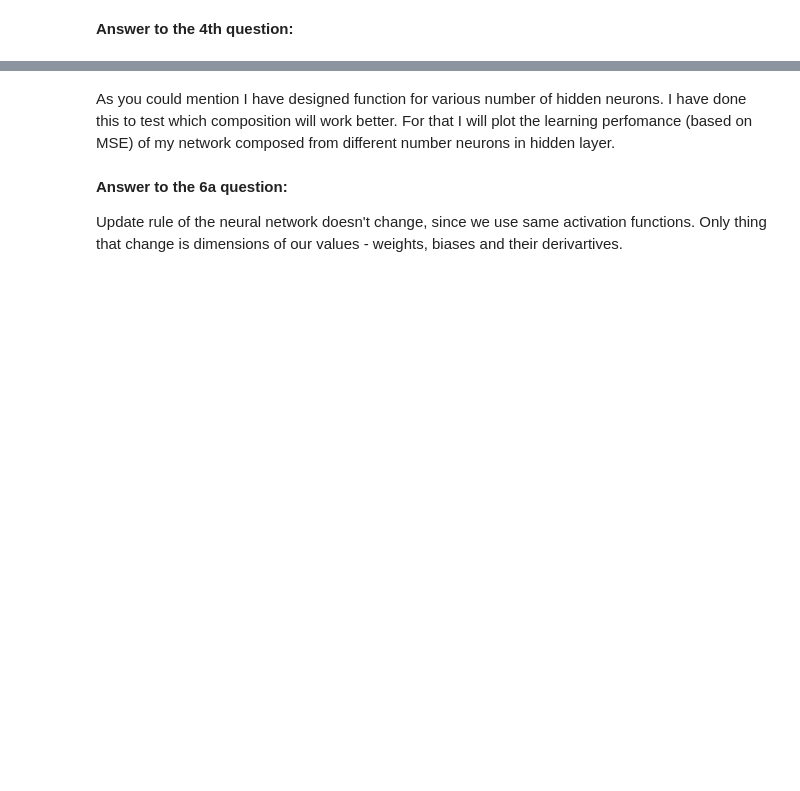
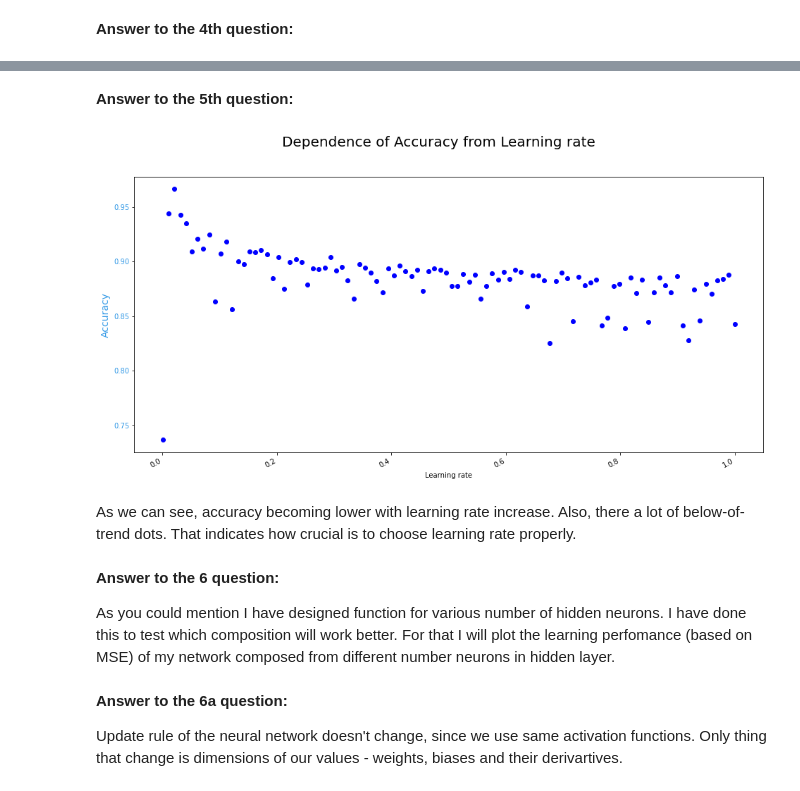
Before and after one commit to BorisOskolkov/MLcourse, a Jupyter notebook: asng02/A02_task.ipynb, the cells around one changed output, grey strips where cells are left out. Drawn from its saved outputs; the diff is of its cells as text; code cells hidden in the pictures; blank space fills up the shorter version.

```diff
--- a/asng02/A02_task.ipynb
+++ b/asng02/A02_task.ipynb
@@ -231,4 +218,38 @@ MSE is equal to 28.169386329087743, iteration #15000, learning rate is 0.002, ac
+# %% [markdown]
+**Answer to the 5th question:**
+# %%
+# weights and biases in first layer
+W1 = np.random.rand(3,2)
+b1 = np.random.rand(3,1)
+
+# weights and biases in second layer
+W2 = np.random.rand(3,1)
+b2 = np.random.rand(1,1)
+
+various_lr = np.linspace(0.001, 1.0, num=100)
+accuracy_plot = np.zeros(np.shape(various_lr))
+j=0
+for i in various_lr:
+  __, __, __, __, __, __, accuracy = train_network(x, y, W1, W2, b1, b2, i, 1000, 3, output_console=False)
+  accuracy_plot[j]=accuracy[len(accuracy)-1]
+  j+=1
+
+fig, ax1 = plt.subplots(figsize=(16, 8))
+ax1.plot(various_lr, accuracy_plot, 'bo')
+ax1.set_xlabel("Learning rate")
+ax1.set_ylabel("Accuracy", fontsize=14)
+ax1.tick_params(axis="y")
+
+fig.suptitle("Dependence of Accuracy from Learning rate", fontsize=20)
+fig.autofmt_xdate()
+# %% [output]
+[figure, added]
+# %% [markdown]
+As we can see, accuracy becoming lower with learning rate increase. Also, there a lot of below-of-trend dots. That indicates how crucial is to choose learning rate properly.
 # %% [markdown]
+**Answer to the 6 question:**
+
+
 As you could mention I have designed function for various number of hidden neurons. I have done this to test which composition will work better. For that I will plot the learning perfomance (based on MSE) of my network composed from different number neurons in hidden layer.
 # %%
 def show_mse_change_for_2_layer_regr_nn(number_of_hidden_neurons):
```
Also changed, not shown: parts of 9 cells of this notebook.
